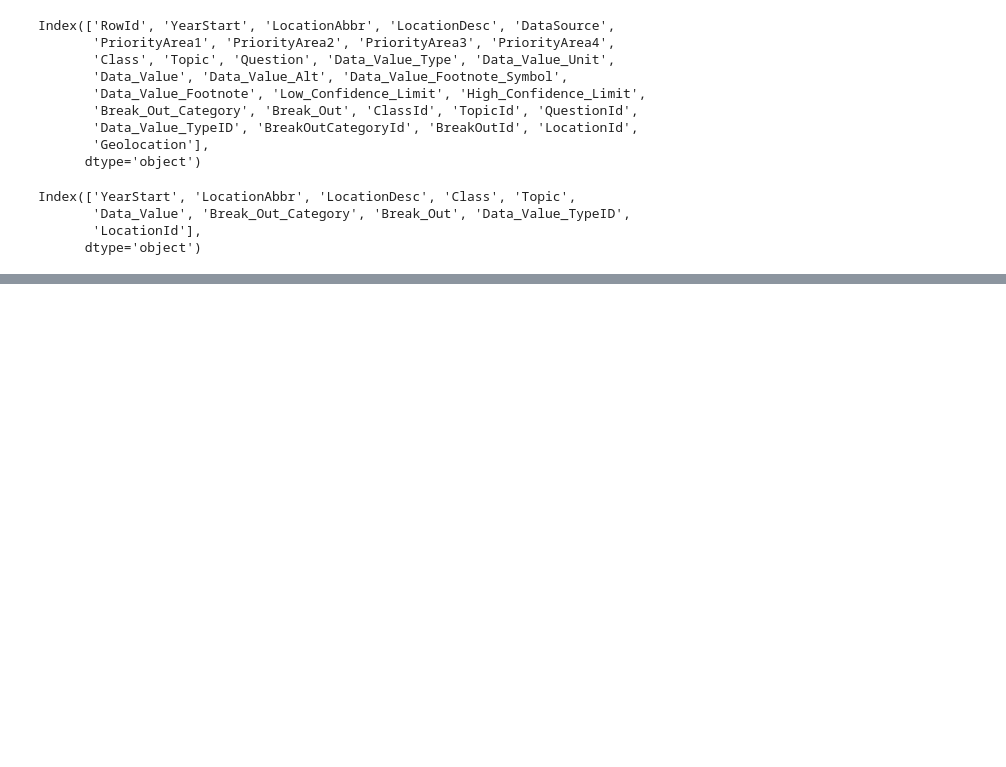
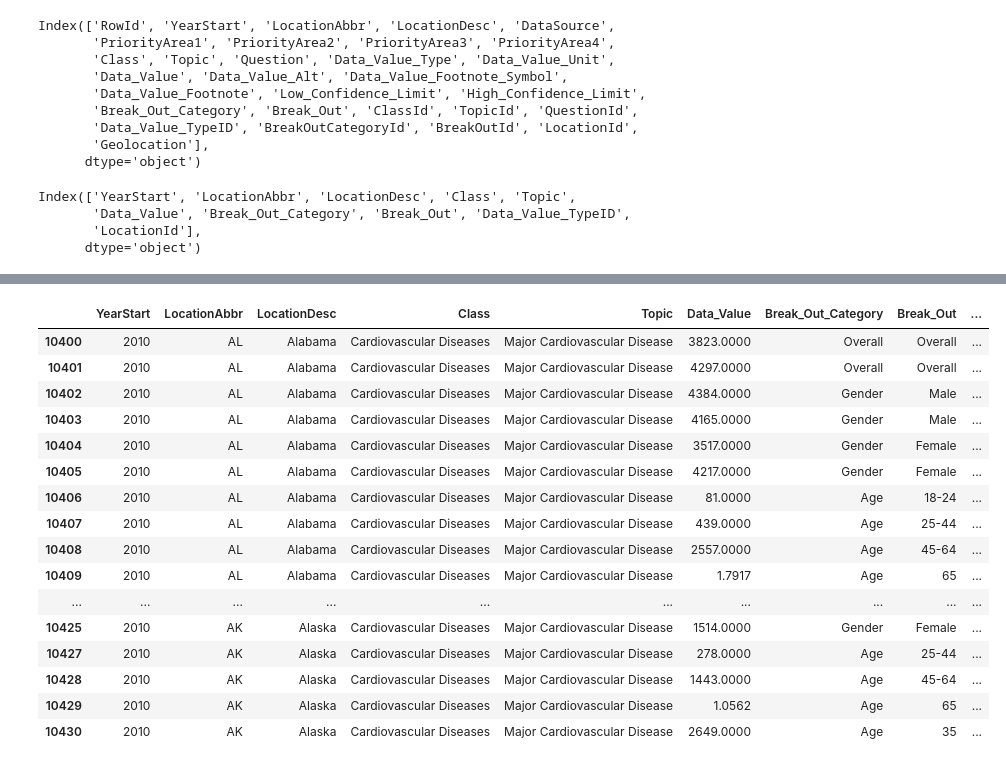
Before and after one commit to GrigoriyIsayev/group_5_challenge_2_cardio, a Jupyter notebook: Cardio_disease Nadia.ipynb, the cells around one changed output, grey strips where cells are left out. Saved outputs shown, nothing was run; the diff lists cells and outputs as text; code cells hidden in the pictures; blank space fills up the shorter version.

```diff
--- a/Cardio_disease Nadia.ipynb
+++ b/Cardio_disease Nadia.ipynb
@@ -311,0 +334,22 @@ memory usage: 3.8+ MB
+# %%
+filtered_df = df[df['YearStart'] >= 2010]
+# %%
+filtered_df.head(30)
+# %% [output]
+|  | YearStart | LocationAbbr | LocationDesc | Class | Topic | Data_Value | Break_Out_Category | Break_Out | ... |
+| 10400 | 2010 | AL | Alabama | Cardiovascular Diseases | Major Cardiovascular Disease | 3823.0000 | Overall | Overall | ... |
+| 10401 | 2010 | AL | Alabama | Cardiovascular Diseases | Major Cardiovascular Disease | 4297.0000 | Overall | Overall | ... |
+| 10402 | 2010 | AL | Alabama | Cardiovascular Diseases | Major Cardiovascular Disease | 4384.0000 | Gender | Male | ... |
+| 10403 | 2010 | AL | Alabama | Cardiovascular Diseases | Major Cardiovascular Disease | 4165.0000 | Gender | Male | ... |
+| 10404 | 2010 | AL | Alabama | Cardiovascular Diseases | Major Cardiovascular Disease | 3517.0000 | Gender | Female | ... |
+| 10405 | 2010 | AL | Alabama | Cardiovascular Diseases | Major Cardiovascular Disease | 4217.0000 | Gender | Female | ... |
+| 10406 | 2010 | AL | Alabama | Cardiovascular Diseases | Major Cardiovascular Disease | 81.0000 | Age | 18-24 | ... |
+| 10407 | 2010 | AL | Alabama | Cardiovascular Diseases | Major Cardiovascular Disease | 439.0000 | Age | 25-44 | ... |
+| 10408 | 2010 | AL | Alabama | Cardiovascular Diseases | Major Cardiovascular Disease | 2557.0000 | Age | 45-64 | ... |
+| 10409 | 2010 | AL | Alabama | Cardiovascular Diseases | Major Cardiovascular Disease | 1.7917 | Age | 65 | ... |
+| ... | ... | ... | ... | ... | ... | ... | ... | ... | ... |
+| 10425 | 2010 | AK | Alaska | Cardiovascular Diseases | Major Cardiovascular Disease | 1514.0000 | Gender | Female | ... |
+| 10427 | 2010 | AK | Alaska | Cardiovascular Diseases | Major Cardiovascular Disease | 278.0000 | Age | 25-44 | ... |
+| 10428 | 2010 | AK | Alaska | Cardiovascular Diseases | Major Cardiovascular Disease | 1443.0000 | Age | 45-64 | ... |
+| 10429 | 2010 | AK | Alaska | Cardiovascular Diseases | Major Cardiovascular Disease | 1.0562 | Age | 65 | ... |
+| 10430 | 2010 | AK | Alaska | Cardiovascular Diseases | Major Cardiovascular Disease | 2649.0000 | Age | 35 | ... |
```
Also changed, not shown: parts of 24 cells of this notebook, 5 other files.
